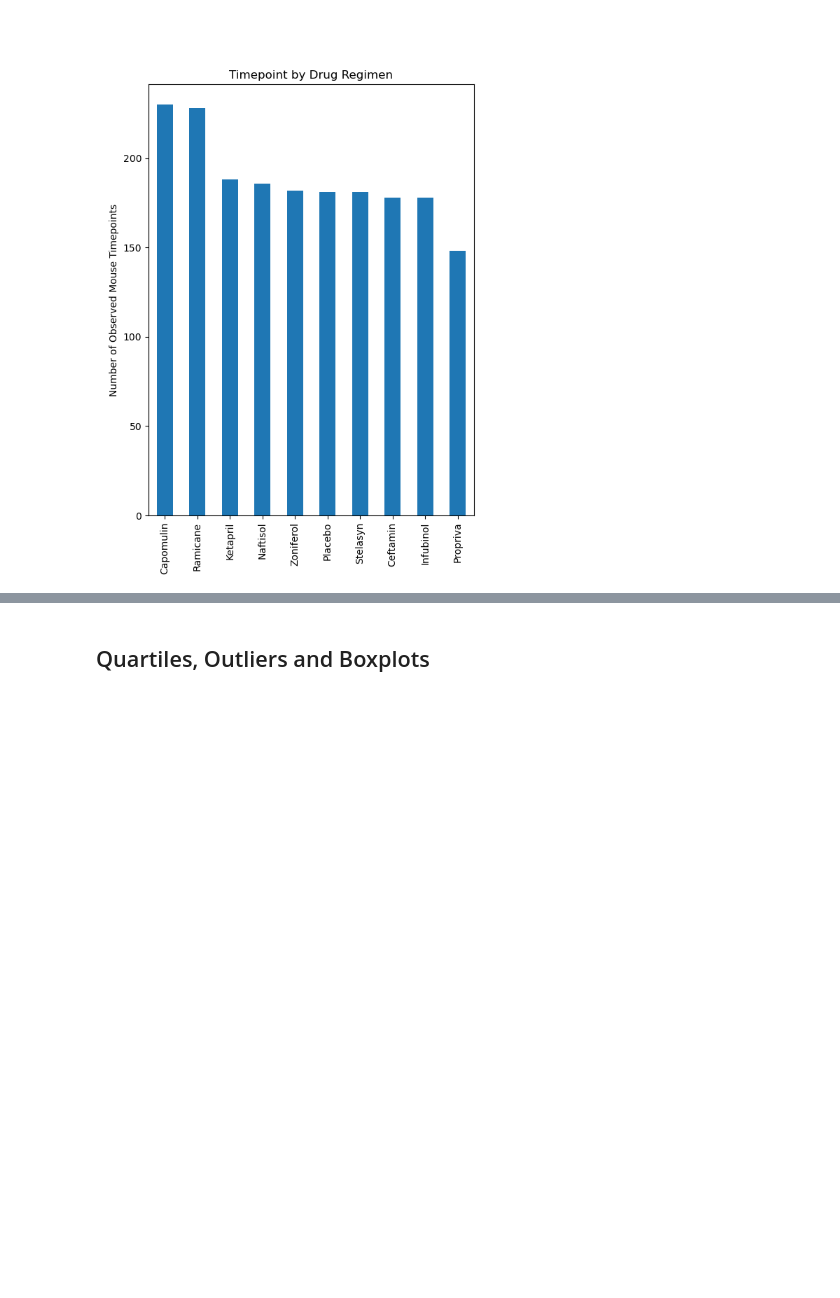
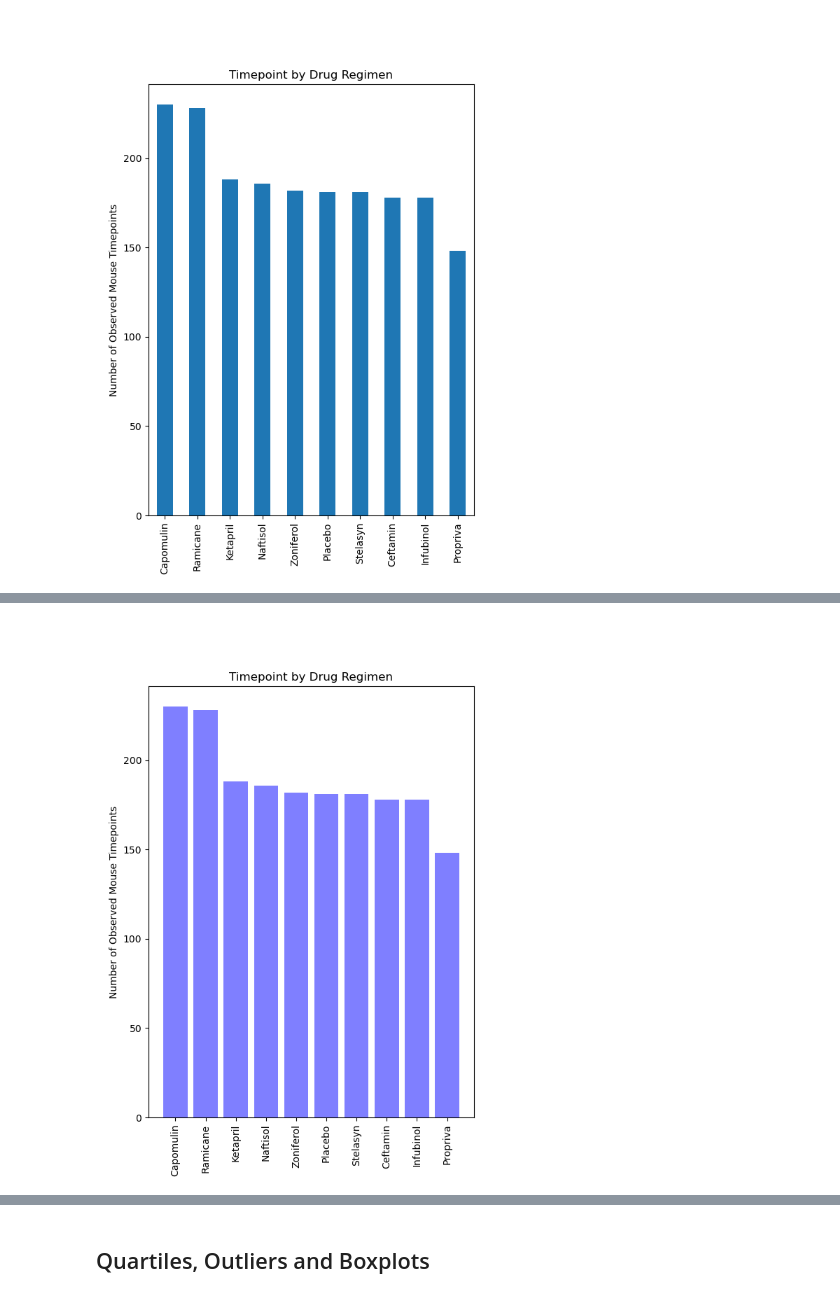
Before and after one commit to alvin-giang/Data_Visualization, a Jupyter notebook: Pymaceuticals/Working file.ipynb, the cells around one changed output, grey strips where cells are left out. Cells and saved outputs as stored; diff of their text form; code cells hidden in the pictures; blank space fills up the shorter version.

```diff
--- a/Pymaceuticals/Working file.ipynb
+++ b/Pymaceuticals/Working file.ipynb
@@ -159,0 +157,14 @@ plt.tight_layout()
+# %%
+# Generate a bar plot showing the total number of rows (Mouse ID/Timepoints) for each drug regimen using pyplot.
+x_axis = np.arange(len(drug_regimen))
+tick_locations = [value for value in x_axis]
+plt.figure(figsize=(6,8))
+plt.bar(x_axis, timepoint, color='b', alpha=0.5, align='center',)
+plt.xticks(tick_locations, drug_regimen, rotation='vertical')
+plt.title("Timepoint by Drug Regimen")
+plt.xlabel("Drug Regimen")
+plt.ylabel("Number of Observed Mouse Timepoints")
+plt.show()
+plt.tight_layout()
+# %% [output]
+[figure, added]
```
Also changed, not shown: parts of 13 cells of this notebook, 1 other file.
